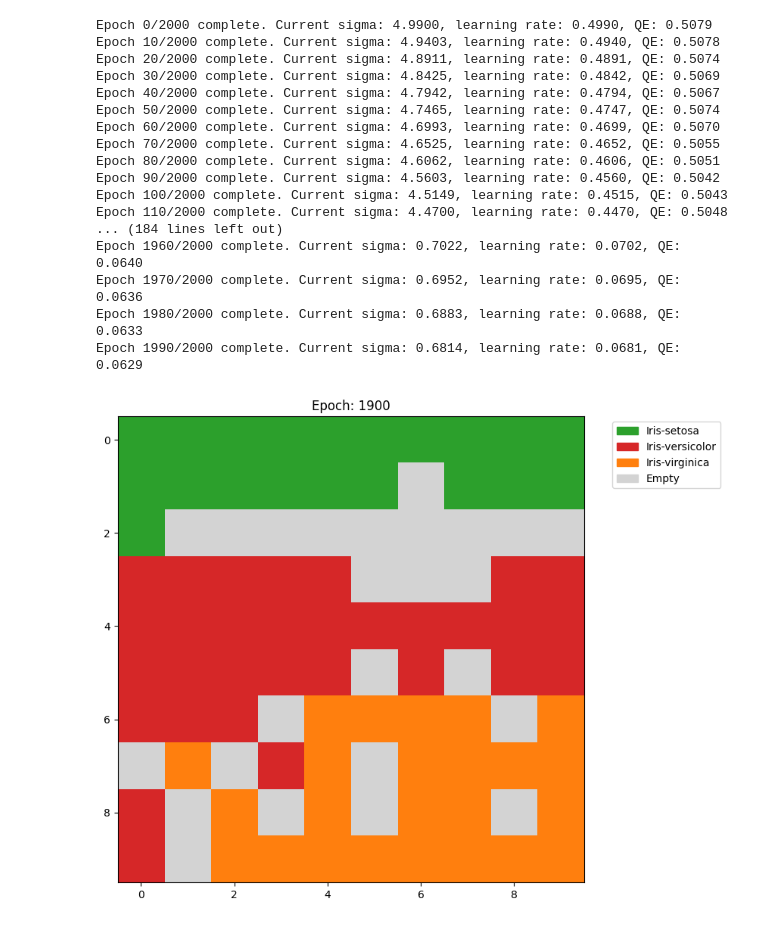
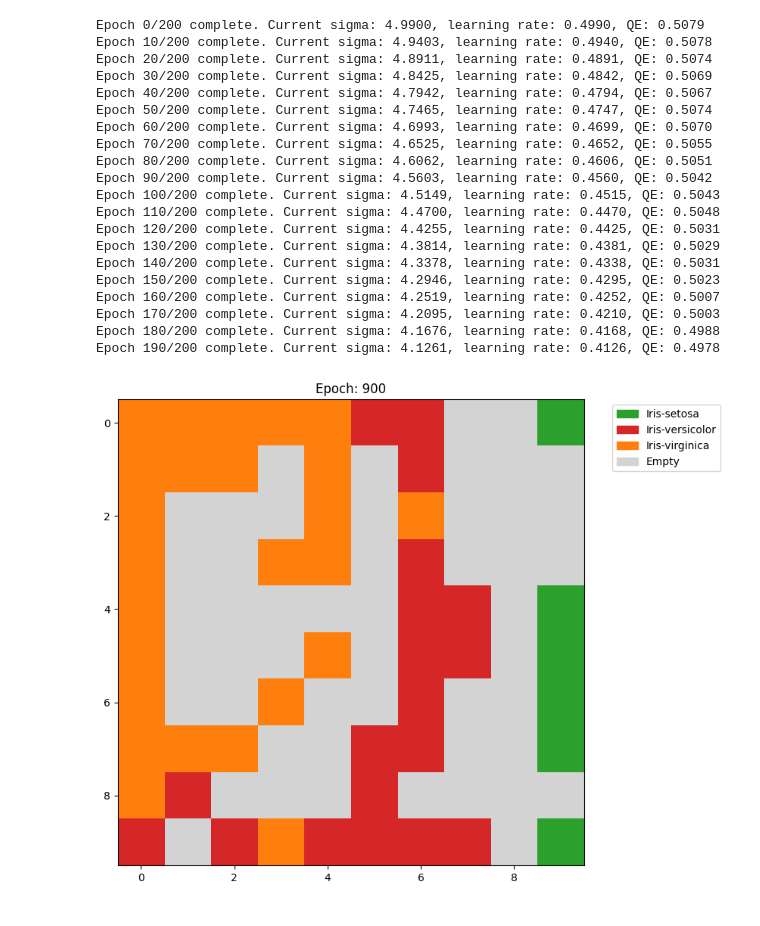
Before and after one commit to hanzltom/ViT-GHSOM, a Jupyter notebook: SOM/SOM.ipynb, the cells around one changed output. Cells and saved outputs as stored; diff of their text form; code cells hidden in the pictures.

```diff
--- a/SOM/SOM.ipynb
+++ b/SOM/SOM.ipynb
@@ -110,28 +110,7 @@ class SOM:
 
         return diff_total / data.shape[0]
 
-    def get_label_map(self, data, label):
-    # https://medium.com/data-science/understanding-self-organising-map-neural-network-with-python-code-7a77f501e985
-        map = np.empty(shape=(self.map_width, self.map_height), dtype=object)
 
-        for row in range(self.map_width):
-          for col in range(self.map_height):
-            map[row][col] = []
-
-        for i, sample in enumerate(data):
-            bmu_idx = self.find_BMU(sample)
-            map[bmu_idx[0]][bmu_idx[1]].append(label[i])
-
-        for row in range(self.map_width):
-            for col in range(self.map_height):
-                label_list = map[row][col]
-                if len(label_list)==0:
-                  label = np.nan
-                else:
-                  label = max(label_list, key=label_list.count)
-                map[row][col] = label
-
-        return map.astype(float)
 
     def train_online(self, data, label, num_epochs):
         num_samples = data.shape[0]
@@ -150,7 +129,6 @@ class SOM:
                 print(f"Epoch {epoch}/{num_epochs} complete. Current sigma: {self.calculate_decay(self.sigma, self.beta, self.time):.4f}, learning rate: {self.calculate_decay(self.learning_rate, self.beta, self.time):.4f}, QE: {self.calculate_QE(data):.4f}")
 
             if epoch % 50 == 0:
-                #self.label_map_db[epoch] = self.get_label_map(data, label) #optional, available as separate function
                 self.weights_db[epoch] = self.weights.copy()
 # %%
 df = pd.read_csv("../data/iris.csv")
@@ -161,30 +139,33 @@ X = (X - X.min(axis=0)) / (X.max(axis=0) - X.min(axis=0))
 # %%
 som = SOM(10,10,4,"gaussian",2)
 # %%
-som.train_online(X, y_int, 2000)
+som.train_online(X, y_int, 200)
 # %% [output]
-Epoch 0/2000 complete. Current sigma: 4.9900, learning rate: 0.4990, QE: 0.5079
-Epoch 10/2000 complete. Current sigma: 4.9403, learning rate: 0.4940, QE: 0.5078
-Epoch 20/2000 complete. Current sigma: 4.8911, learning rate: 0.4891, QE: 0.5074
-Epoch 30/2000 complete. Current sigma: 4.8425, learning rate: 0.4842, QE: 0.5069
-Epoch 40/2000 complete. Current sigma: 4.7942, learning rate: 0.4794, QE: 0.5067
-Epoch 50/2000 complete. Current sigma: 4.7465, learning rate: 0.4747, QE: 0.5074
-Epoch 60/2000 complete. Current sigma: 4.6993, learning rate: 0.4699, QE: 0.5070
-Epoch 70/2000 complete. Current sigma: 4.6525, learning rate: 0.4652, QE: 0.5055
-Epoch 80/2000 complete. Current sigma: 4.6062, learning rate: 0.4606, QE: 0.5051
-Epoch 90/2000 complete. Current sigma: 4.5603, learning rate: 0.4560, QE: 0.5042
-Epoch 100/2000 complete. Current sigma: 4.5149, learning rate: 0.4515, QE: 0.5043
-Epoch 110/2000 complete. Current sigma: 4.4700, learning rate: 0.4470, QE: 0.5048
-... (184 lines left out)
-Epoch 1960/2000 complete. Current sigma: 0.7022, learning rate: 0.0702, QE: 0.0640
-Epoch 1970/2000 complete. Current sigma: 0.6952, learning rate: 0.0695, QE: 0.0636
-Epoch 1980/2000 complete. Current sigma: 0.6883, learning rate: 0.0688, QE: 0.0633
-Epoch 1990/2000 complete. Current sigma: 0.6814, learning rate: 0.0681, QE: 0.0629
+Epoch 0/200 complete. Current sigma: 4.9900, learning rate: 0.4990, QE: 0.5079
+Epoch 10/200 complete. Current sigma: 4.9403, learning rate: 0.4940, QE: 0.5078
+Epoch 20/200 complete. Current sigma: 4.8911, learning rate: 0.4891, QE: 0.5074
+Epoch 30/200 complete. Current sigma: 4.8425, learning rate: 0.4842, QE: 0.5069
+Epoch 40/200 complete. Current sigma: 4.7942, learning rate: 0.4794, QE: 0.5067
+Epoch 50/200 complete. Current sigma: 4.7465, learning rate: 0.4747, QE: 0.5074
+Epoch 60/200 complete. Current sigma: 4.6993, learning rate: 0.4699, QE: 0.5070
+Epoch 70/200 complete. Current sigma: 4.6525, learning rate: 0.4652, QE: 0.5055
+Epoch 80/200 complete. Current sigma: 4.6062, learning rate: 0.4606, QE: 0.5051
+Epoch 90/200 complete. Current sigma: 4.5603, learning rate: 0.4560, QE: 0.5042
+Epoch 100/200 complete. Current sigma: 4.5149, learning rate: 0.4515, QE: 0.5043
+Epoch 110/200 complete. Current sigma: 4.4700, learning rate: 0.4470, QE: 0.5048
+Epoch 120/200 complete. Current sigma: 4.4255, learning rate: 0.4425, QE: 0.5031
+Epoch 130/200 complete. Current sigma: 4.3814, learning rate: 0.4381, QE: 0.5029
+Epoch 140/200 complete. Current sigma: 4.3378, learning rate: 0.4338, QE: 0.5031
+Epoch 150/200 complete. Current sigma: 4.2946, learning rate: 0.4295, QE: 0.5023
+Epoch 160/200 complete. Current sigma: 4.2519, learning rate: 0.4252, QE: 0.5007
+Epoch 170/200 complete. Current sigma: 4.2095, learning rate: 0.4210, QE: 0.5003
+Epoch 180/200 complete. Current sigma: 4.1676, learning rate: 0.4168, QE: 0.4988
+Epoch 190/200 complete. Current sigma: 4.1261, learning rate: 0.4126, QE: 0.4978
 # %%
 label_matrix_db = generate_label_matrix_db(som, X, y_int)
-visualize_label_matrix(label_matrix_db[1900], y, 1900)
+visualize_label_matrix(label_matrix_db[900], y, 900)
 # %% [output]
-[figure, old version]
+[figure, new version]
 # %%
 video = generate_label_matrix_vid(label_matrix_db, y)
 display(video)
```
Also changed, not shown: parts of 3 cells of this notebook, 1 other file.
